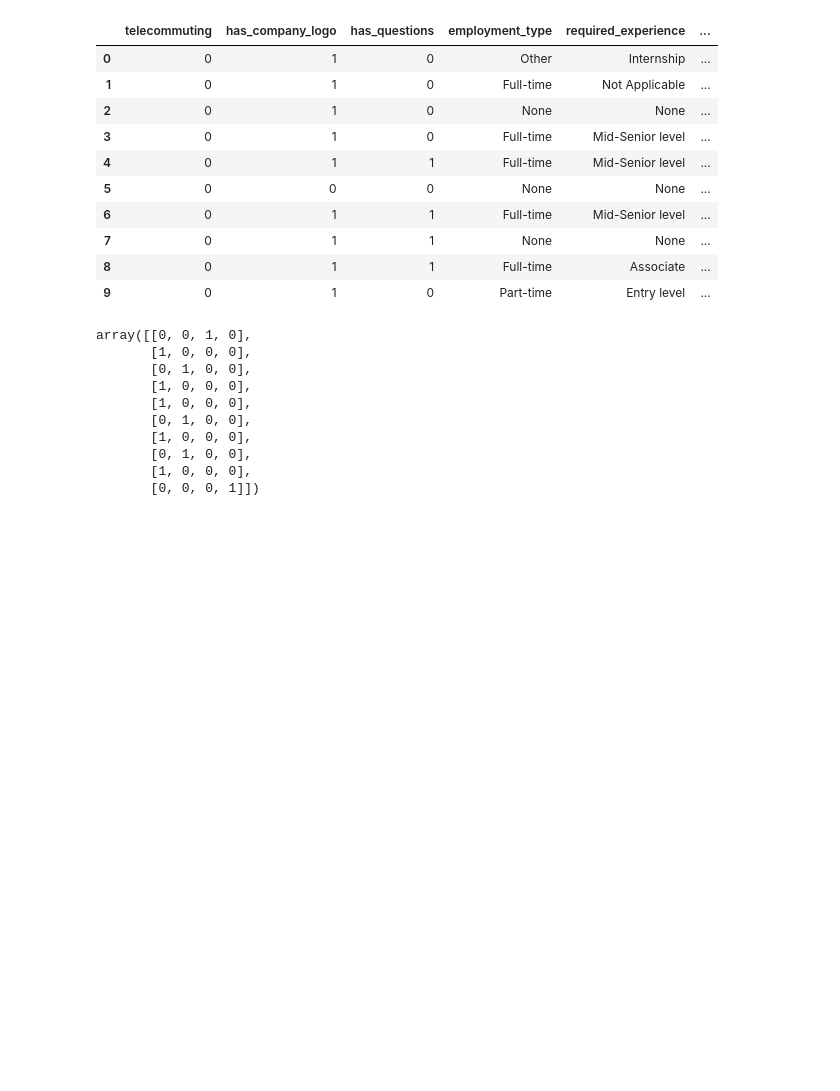
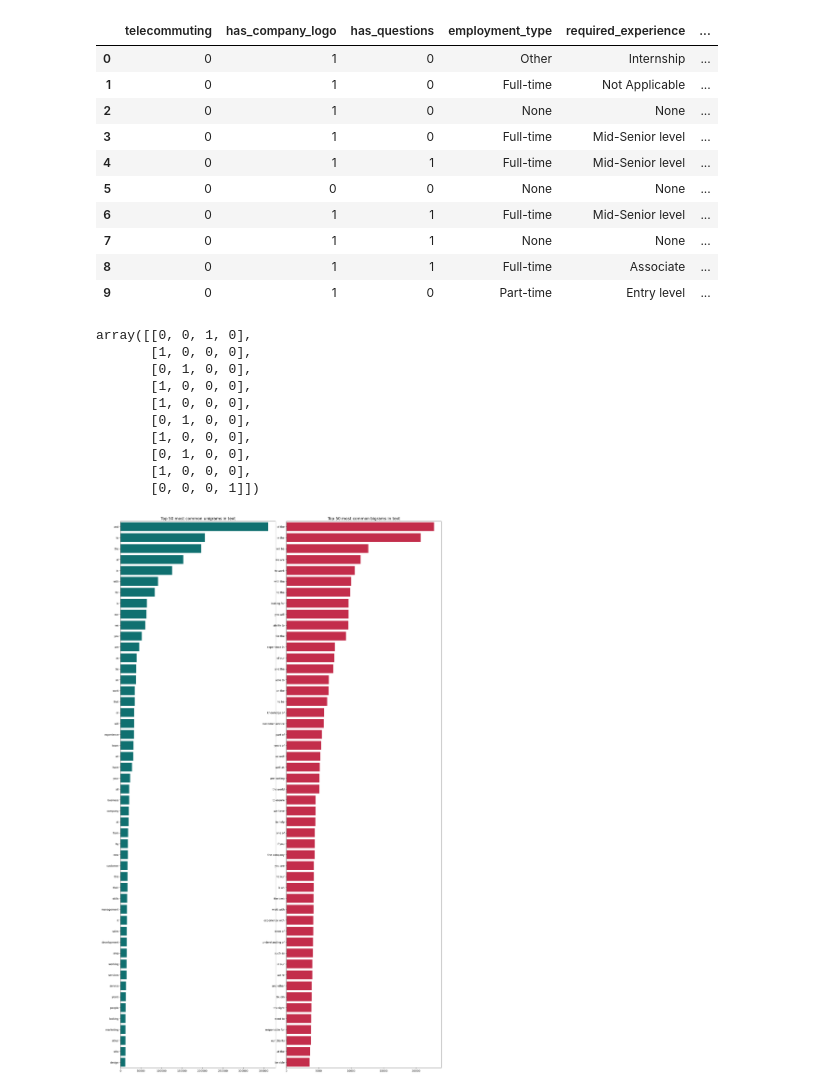
Before and after one commit to Rrezeartaa/Real_or_Fake_Job_Posting_Prediction, a Jupyter notebook: Real_or_Fake_Job_Posting_Prediction.ipynb, the cells around one changed output. Drawn from its saved outputs; the diff is of its cells as text; code cells hidden in the pictures; blank space fills up the shorter version.

```diff
--- a/Real_or_Fake_Job_Posting_Prediction.ipynb
+++ b/Real_or_Fake_Job_Posting_Prediction.ipynb
@@ -191,4 +191,4 @@ categorical_data
 17880 rows × 9 columns
 # %%
 # diskretizimi
-data["fraud"] = pd.cut(data['fraudulent'],2,labels=['Real','Fake'])
+text["fraud"] = pd.cut(data['fraudulent'],2,labels=['Real','Fake'])
@@ -240,0 +242,43 @@ array([[0, 0, 1, 0],
+# %%
+import matplotlib.pyplot as plt
+from sklearn.feature_extraction.text import CountVectorizer, TfidfVectorizer
+import seaborn as sns
+
+def get_top_tweet_unigrams(corpus, n=None):
+    vec = CountVectorizer(ngram_range=(1, 1)).fit(corpus)
+    bag_of_words = vec.transform(corpus)
+    sum_words = bag_of_words.sum(axis=0)
+    words_freq = [(word, sum_words[0, idx]) for word, idx in vec.vocabulary_.items()]
+    words_freq =sorted(words_freq, key = lambda x: x[1], reverse=True)
+    return words_freq[:n]
+
+def get_top_tweet_bigrams(corpus, n=None):
+    vec = CountVectorizer(ngram_range=(2, 2)).fit(corpus)
+    bag_of_words = vec.transform(corpus)
+    sum_words = bag_of_words.sum(axis=0)
+    words_freq = [(word, sum_words[0, idx]) for word, idx in vec.vocabulary_.items()]
+    words_freq =sorted(words_freq, key = lambda x: x[1], reverse=True)
+    return words_freq[:n]
+
+fig, axes = plt.subplots(ncols=2, figsize=(18, 30), dpi=100)
+plt.tight_layout()
+
+top_unigrams=get_top_tweet_unigrams(text)[:50]
+x,y=map(list,zip(*top_unigrams))
+sns.barplot(x=y,y=x, ax=axes[0], color='teal')
+
+
+top_bigrams=get_top_tweet_bigrams(text)[:50]
+x,y=map(list,zip(*top_bigrams))
+sns.barplot(x=y,y=x, ax=axes[1], color='crimson')
+
+
+axes[0].set_ylabel(' ')
+axes[1].set_ylabel(' ')
+
+axes[0].set_title('Top 50 most common unigrams in text', fontsize=15)
+axes[1].set_title('Top 50 most common bigrams in text', fontsize=15)
+
+plt.show()
+# %% [output]
+[figure, added]
```
Also changed, not shown: parts of 7 cells of this notebook.
